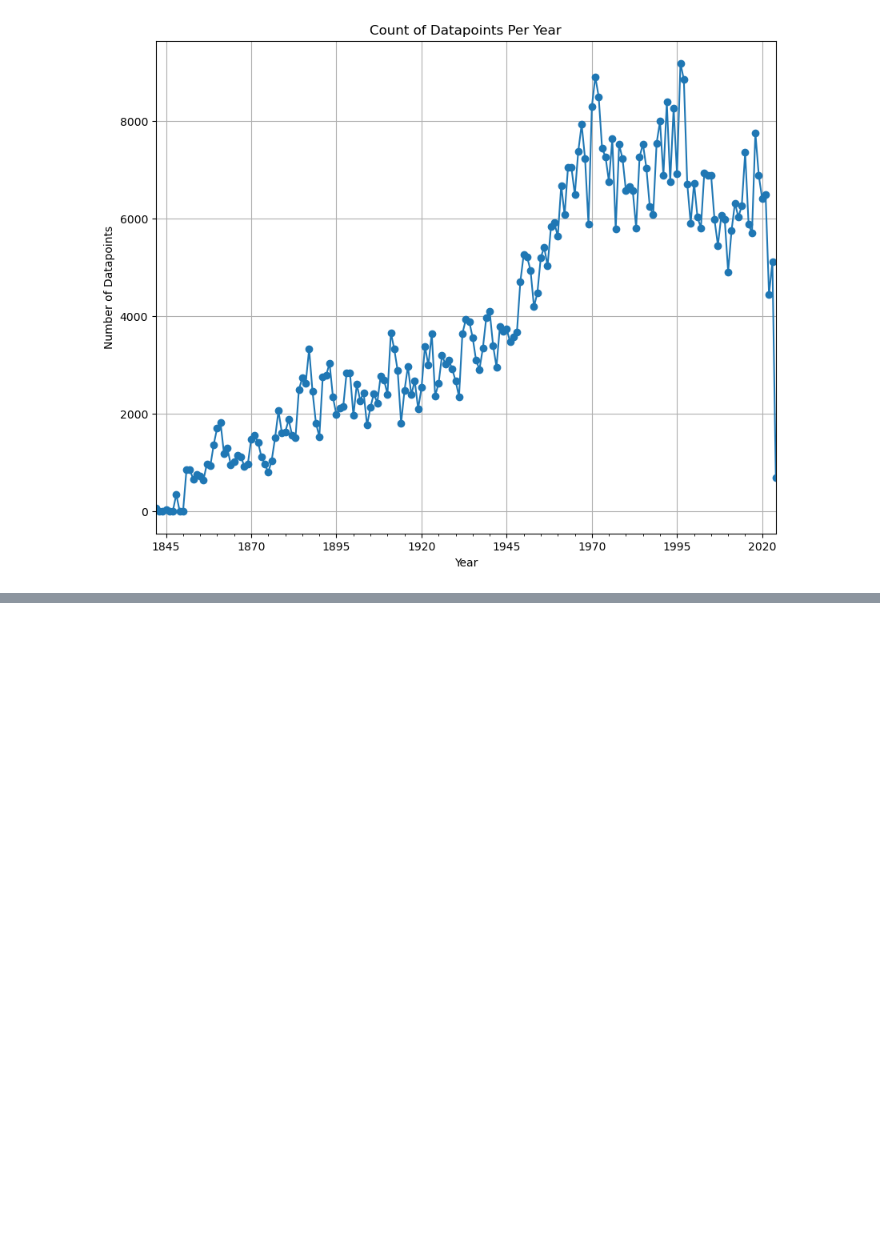
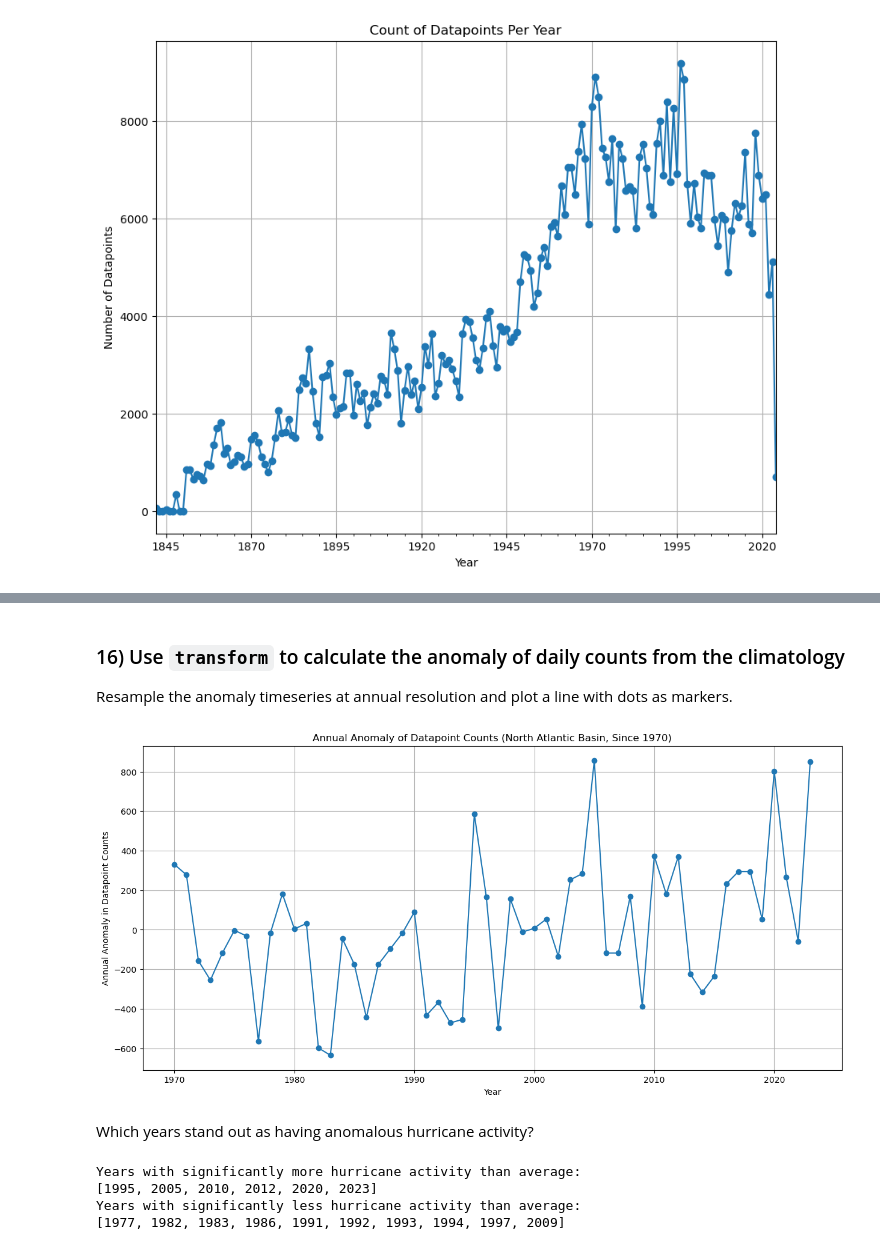
Before and after one commit to ZolaYin/6901assignment, a Jupyter notebook: HW6.ipynb, the cells around one changed output, grey strips where cells are left out. Saved outputs shown, nothing was run; the diff lists cells and outputs as text; code cells hidden in the pictures; blank space fills up the shorter version.

```diff
--- a/HW6.ipynb
+++ b/HW6.ipynb
@@ -224,0 +290,42 @@ plt.show()
+# %% [markdown]
+### 16) Use `transform` to calculate the anomaly of daily counts from the climatology
+
+Resample the anomaly timeseries at annual resolution and plot a line with dots as markers.
+# %%
+daily_counts = filtered_df.resample('D').size()
+climatology_daily = daily_counts.groupby(daily_counts.index.dayofyear).mean()
+daily_climatology_repeated = daily_counts.index.map(lambda d: climatology_daily.get(d.dayofyear))
+
+
+daily_anomalies = daily_counts - daily_climatology_repeated
+annual_anomalies = daily_anomalies.resample('YE').sum()
+
+
+plt.figure(figsize=(15, 7))
+plt.plot(annual_anomalies.index.year, annual_anomalies, marker='o', linestyle='-')
+plt.title('Annual Anomaly of Datapoint Counts (North Atlantic Basin, Since 1970)')
+plt.xlabel('Year')
+plt.ylabel('Annual Anomaly in Datapoint Counts')
+plt.grid(True)
+plt.show()
+# %% [output]
+[figure, added]
+# %% [markdown]
+Which years stand out as having anomalous hurricane activity?
+# %%
+threshold = annual_anomalies.std()
+mean_anomaly = annual_anomalies.mean()
+
+significant_pos_anomalies = annual_anomalies[annual_anomalies > mean_anomaly + threshold]
+significant_neg_anomalies = annual_anomalies[annual_anomalies < mean_anomaly - threshold]
+
+
+print("Years with significantly more hurricane activity than average:")
+print(significant_pos_anomalies.index.year.tolist())
+print("Years with significantly less hurricane activity than average:")
+print(significant_neg_anomalies.index.year.tolist())
+# %% [output]
+Years with significantly more hurricane activity than average:
+[1995, 2005, 2010, 2012, 2020, 2023]
+Years with significantly less hurricane activity than average:
+[1977, 1982, 1983, 1986, 1991, 1992, 1993, 1994, 1997, 2009]
```
Also changed, not shown: parts of 10 cells of this notebook.
